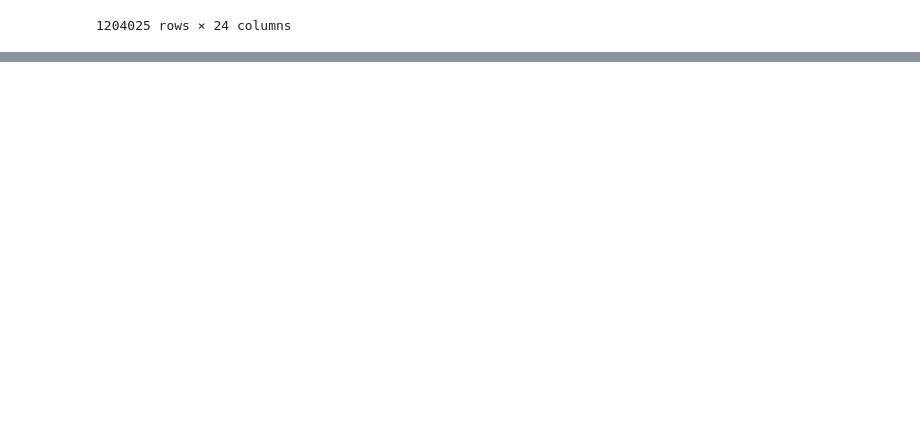
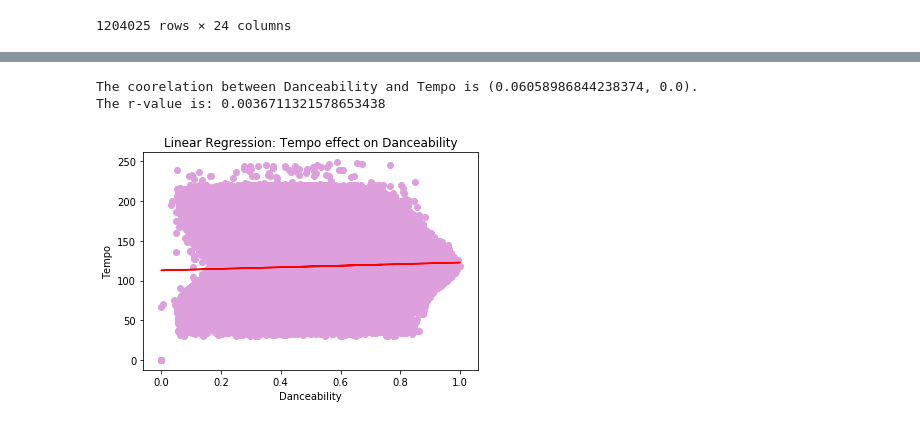
Before and after one commit to Erink8/Project1, a Jupyter notebook: track data view.ipynb, the cells around one changed output, grey strips where cells are left out. Cells and saved outputs as stored; diff of their text form; code cells hidden in the pictures; blank space fills up the shorter version.

Commit message:
tempo analysis

```diff
--- a/track data view.ipynb
+++ b/track data view.ipynb
@@ -19,4 +23,8 @@ track_data
 | 1204024 | 3GgQmOxxLyRoAb4j86zOBX | That's The Way It Is | Notch - EP | 38O5Ys0W9PFS5K7dMb7yKb | ['FVLCRVM'] | ['7AjItKsRnEYRSiBt2OxK1y'] | 6 | 1 | False | ... |
 1204025 rows × 24 columns
 # %%
-#test
+#drop columns we don't need
+refined_track_data_columns = track_data[["name", "album", "artists", "danceability",
+                                         "speechiness", "acousticness", "instrumentalness",
+                                         "liveness", "valence", "tempo", "duration_ms", "year"]]
+refined_track_data_columns.head()
@@ -22,0 +38,7 @@ track_data
+# %%
+renamed_track_data_columns= refined_track_data_columns.rename(columns={"name":"Song Title", "album":"Album Title",
+                                          "artists":"Artists", "danceability":"Danceability", "acousticness":"Acousticness",
+                                          "speechiness":"Speechiness", "instrumentalness":"Instrumentalness",
+                                          "liveness":"Liveness", "valence":"Valence", "tempo":"Tempo", "duration_ms":"Duration(m/s)",
+                                          "year":"Release Year"})
+renamed_track_data_columns.head()
@@ -22,0 +52,29 @@ track_data
+# %%
+#tempo analysis
+tempo_coorelation = (st.pearsonr(renamed_track_data_columns["Danceability"], renamed_track_data_columns["Tempo"]))
+print(f'The coorelation between Danceability and Tempo is {tempo_coorelation}.')
+
+linear_regression = st.linregress(renamed_track_data_columns["Danceability"], renamed_track_data_columns["Tempo"])
+linear_regression
+
+x_values = renamed_track_data_columns["Danceability"]
+y_values = renamed_track_data_columns["Tempo"]
+(slope, intercept, rvalue, pvalue, stderr) = linregress(x_values, y_values)
+regress_values = x_values * slope + intercept
+m = round(slope,2)
+b = round(intercept,2)
+line_eq = f"y = {m}x + {b}"
+plt.scatter(x_values, y_values, facecolors="plum")
+plt.plot(x_values, regress_values, "r-")
+#plt.annotate(line_eq,(-35,285), fontsize=20, color="navy")
+plt.xlabel("Danceability")
+plt.ylabel("Tempo")
+plt.title("Linear Regression: Tempo effect on Danceability")
+
+
+print(f"The r-value is: {rvalue**2}")
+plt.show()
+# %% [output]
+The coorelation between Danceability and Tempo is (0.06058986844238374, 0.0).
+The r-value is: 0.0036711321578653438
+[figure, added]
```
Also changed, not shown: parts of 3 cells of this notebook.
